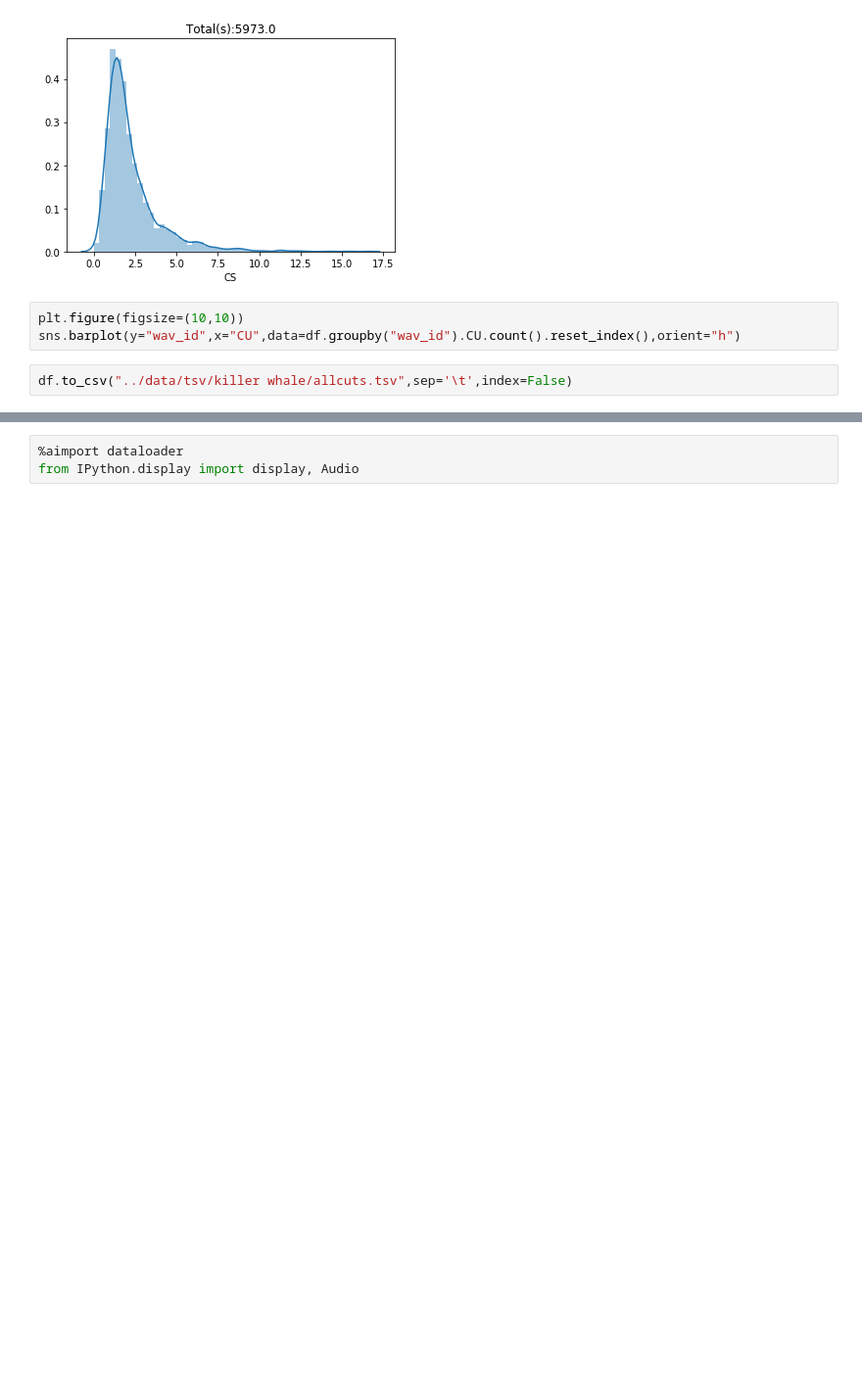
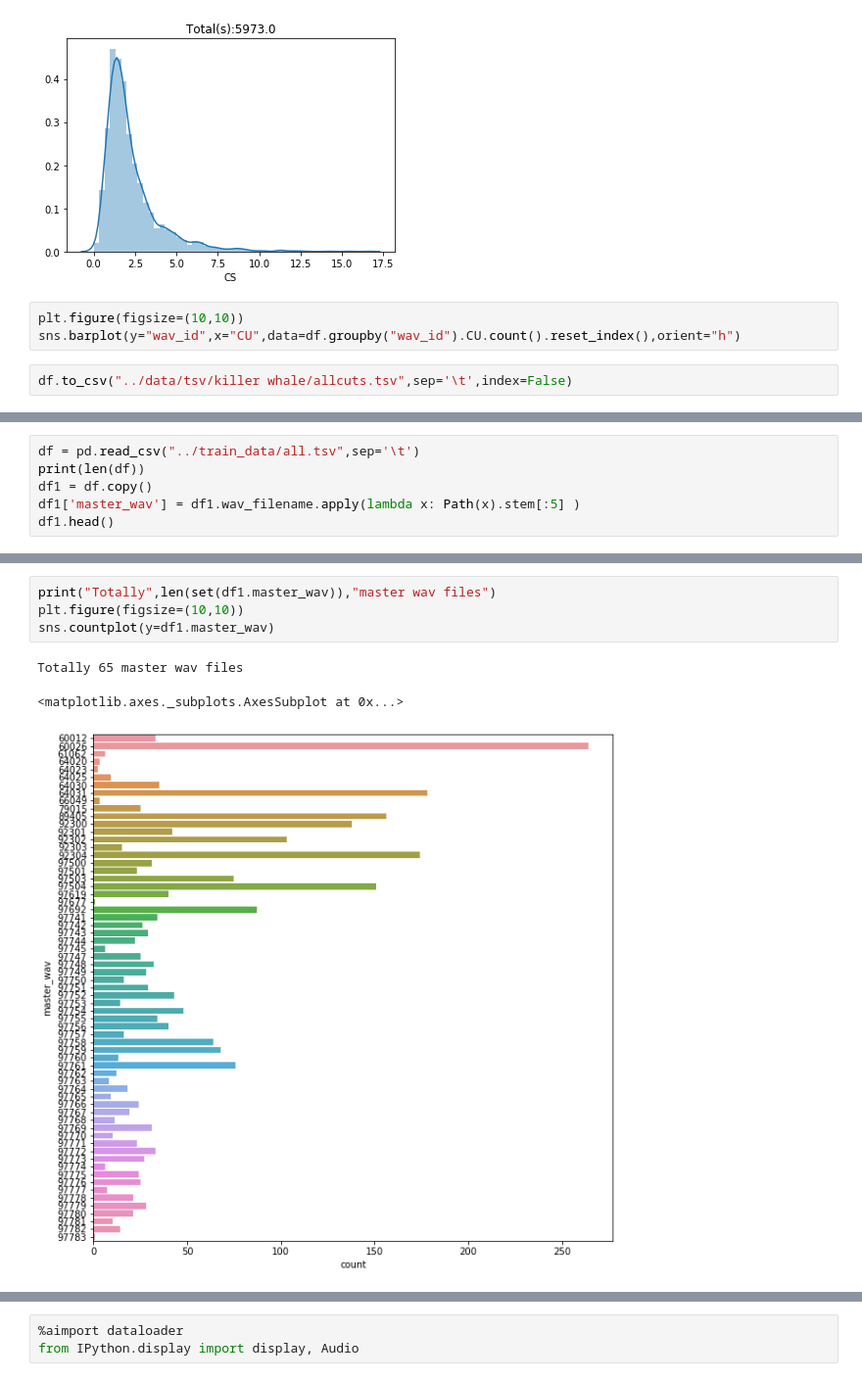
Before and after one commit to orcasound/aifororcas-livesystem, a Jupyter notebook: data_ml/DataSanityCheck.ipynb, the cells around one changed output, grey strips where cells are left out. Shown: that part at 98% size. Cells and saved outputs as stored; diff of their text form; blank space fills up the shorter version.

Commit message:
[training] First working version of training!

```diff
--- a/data_ml/DataSanityCheck.ipynb
+++ b/data_ml/DataSanityCheck.ipynb
@@ -56,0 +102,6 @@ df.to_csv("../data/tsv/killer whale/allcuts.tsv",sep='\t',index=False)
+# %%
+df = pd.read_csv("../train_data/all.tsv",sep='\t')
+print(len(df))
+df1 = df.copy()
+df1['master_wav'] = df1.wav_filename.apply(lambda x: Path(x).stem[:5] )
+df1.head()
@@ -56,0 +116,8 @@ df.to_csv("../data/tsv/killer whale/allcuts.tsv",sep='\t',index=False)
+# %%
+print("Totally",len(set(df1.master_wav)),"master wav files")
+plt.figure(figsize=(10,10))
+sns.countplot(y=df1.master_wav)
+# %% [output]
+Totally 65 master wav files
+<matplotlib.axes._subplots.AxesSubplot at 0x...>
+[figure, added]
```
Also changed, not shown: parts of 23 cells of this notebook, 4 other files.
